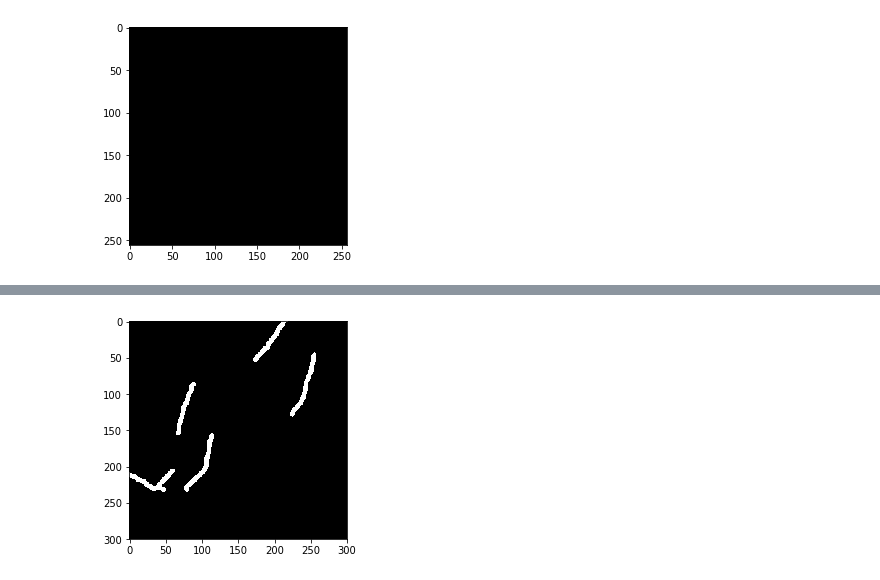
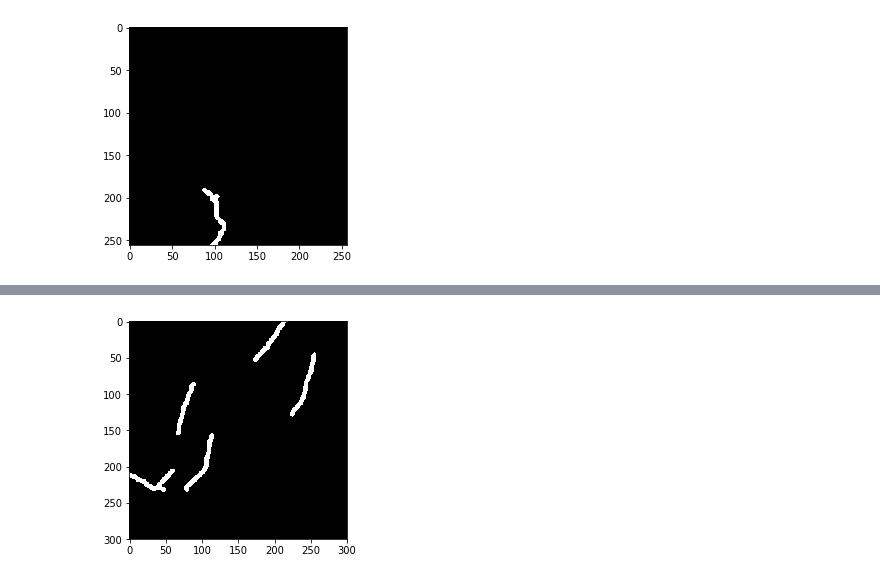
Before and after one commit to Chen-Yifan/DEM_segmentation, a Jupyter notebook: vis.ipynb, the cells around one changed output, grey strips where cells are left out. Drawn from its saved outputs; the diff is of its cells as text; code cells hidden in the pictures.

```diff
--- a/vis.ipynb
+++ b/vis.ipynb
@@ -24,4 +40,4 @@ imgplot = plt.imshow(to_gray(orig0),cmap='gray')
 # %%
-imgplot = plt.imshow(to_gray(pred0),cmap='gray')
+imgplot = plt.imshow(orig1,cmap='gray')
 # %% [output]
-[figure, old version]
+[figure, new version]
```
Also changed, not shown: parts of 8 cells of this notebook, 7 other files.
